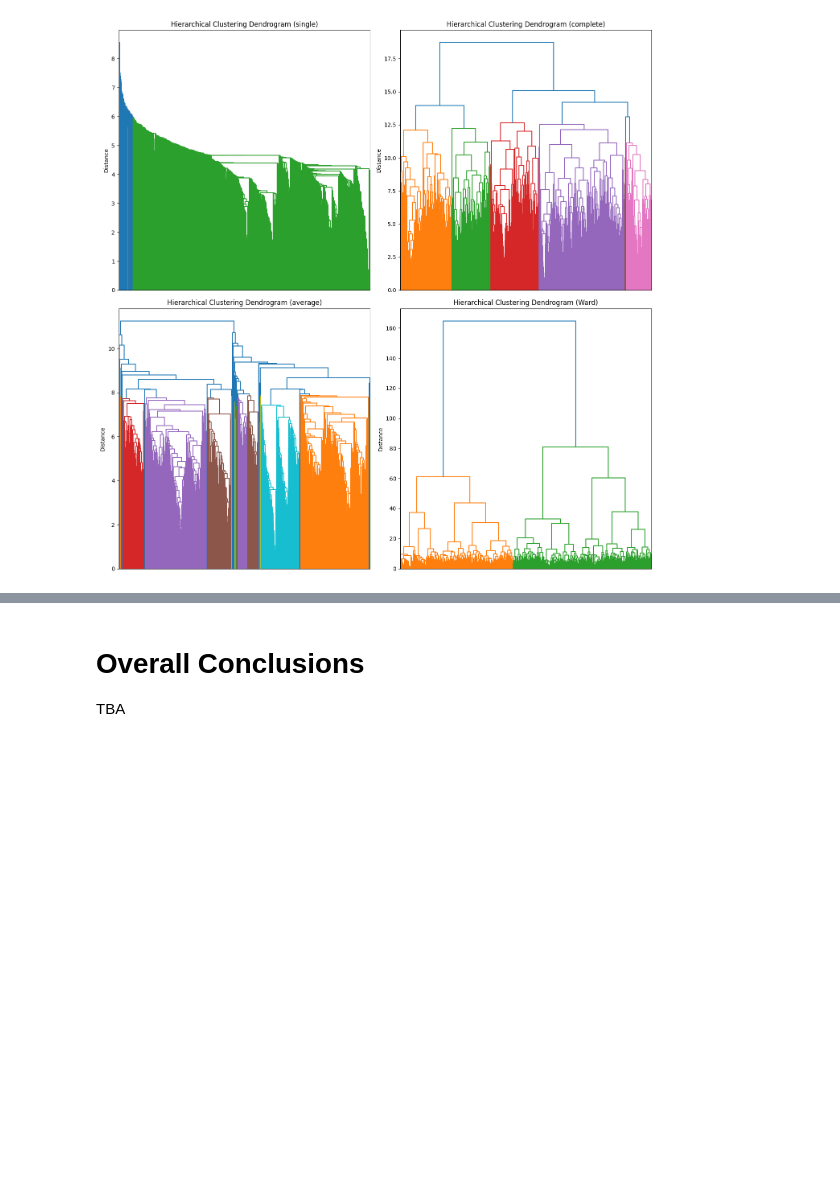
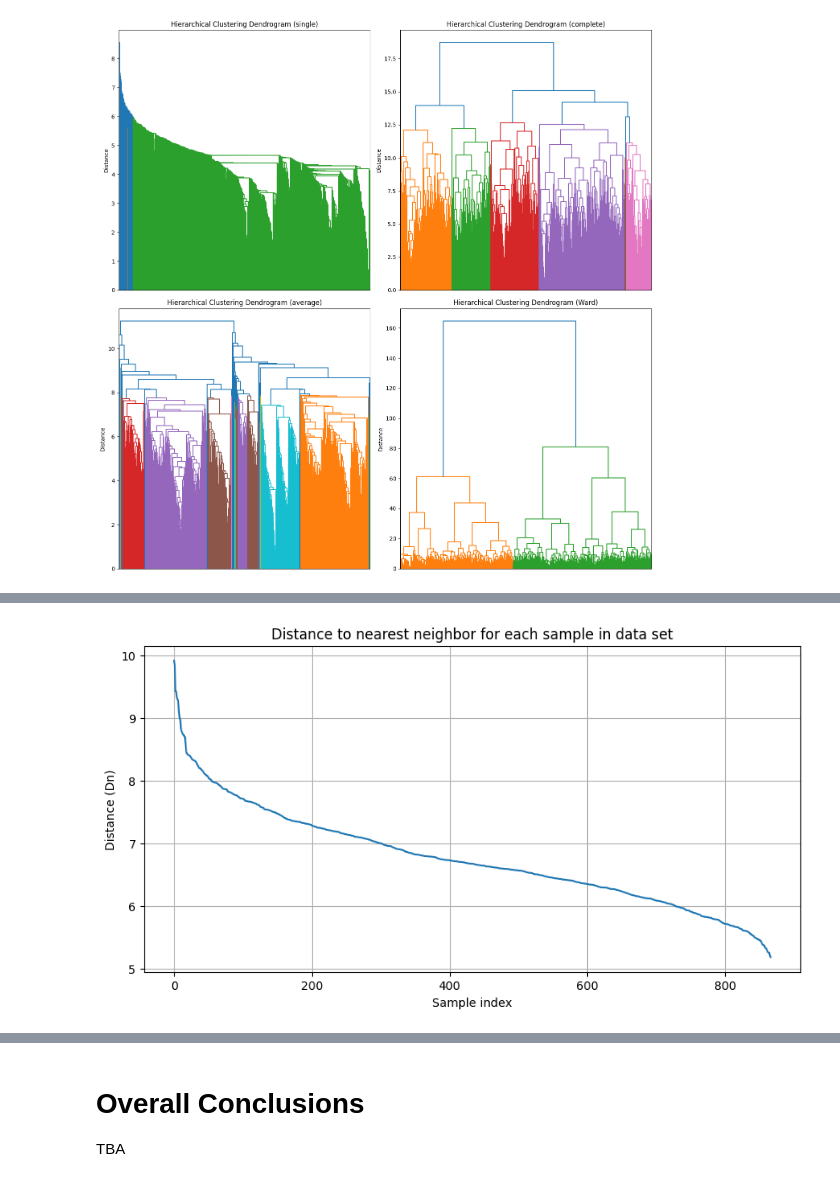
Before and after one commit to Dogmeat2000/MAL1-Python, a Jupyter notebook: Assignment 6/6. Candidate Test 2022 II.ipynb, the cells around one changed output, grey strips where cells are left out. Cells and saved outputs as stored; diff of their text form; code cells hidden in the pictures; blank space fills up the shorter version.

Commit message:
Assignment 6: Finished Clustering Analysis.
Evaluated whether the number of political parties should be reduced (from a clustering standpoint), maintained or expanded.

```diff
--- a/Assignment 6/6. Candidate Test 2022 II.ipynb
+++ b/Assignment 6/6. Candidate Test 2022 II.ipynb
@@ -428,0 +441,35 @@ Overall: Both 'complete' and 'ward' methodologies support the results from k-mea
+# %%
+# Functions:
+def init_nth_lowest(n):
+  return np.full(n, math.inf).tolist()
+
+def add_to_nth_lowest(lowest, _value):
+  lowest.append(_value)
+  lowest.sort()
+  lowest.pop()
+
+def nth_lowest_distance(n, point, points):
+  lowest = init_nth_lowest(n)
+  for p in points:
+    distance = np.linalg.norm(point - p)
+    add_to_nth_lowest(lowest, distance)
+  return lowest[-1]
+
+def nth_lowest_distances(n, points):
+  return [nth_lowest_distance(n, point, points) for point in points]
+
+# Estimating a good epsilon value:
+min_samples = 98
+distances = nth_lowest_distances(min_samples-1, X_Cluster_Scaled)
+distances.sort(reverse=True)
+
+# Display graph:
+plt.figure(figsize=(10, 5))
+plt.title('Distance to nearest neighbor for each sample in data set')
+plt.xlabel('Sample index')
+plt.ylabel('Distance (Dn)')
+plt.plot(range(len(distances)), distances)
+plt.grid(True)
+plt.show()
+# %% [output]
+[figure, added]
```
Also changed, not shown: parts of 17 cells of this notebook.
